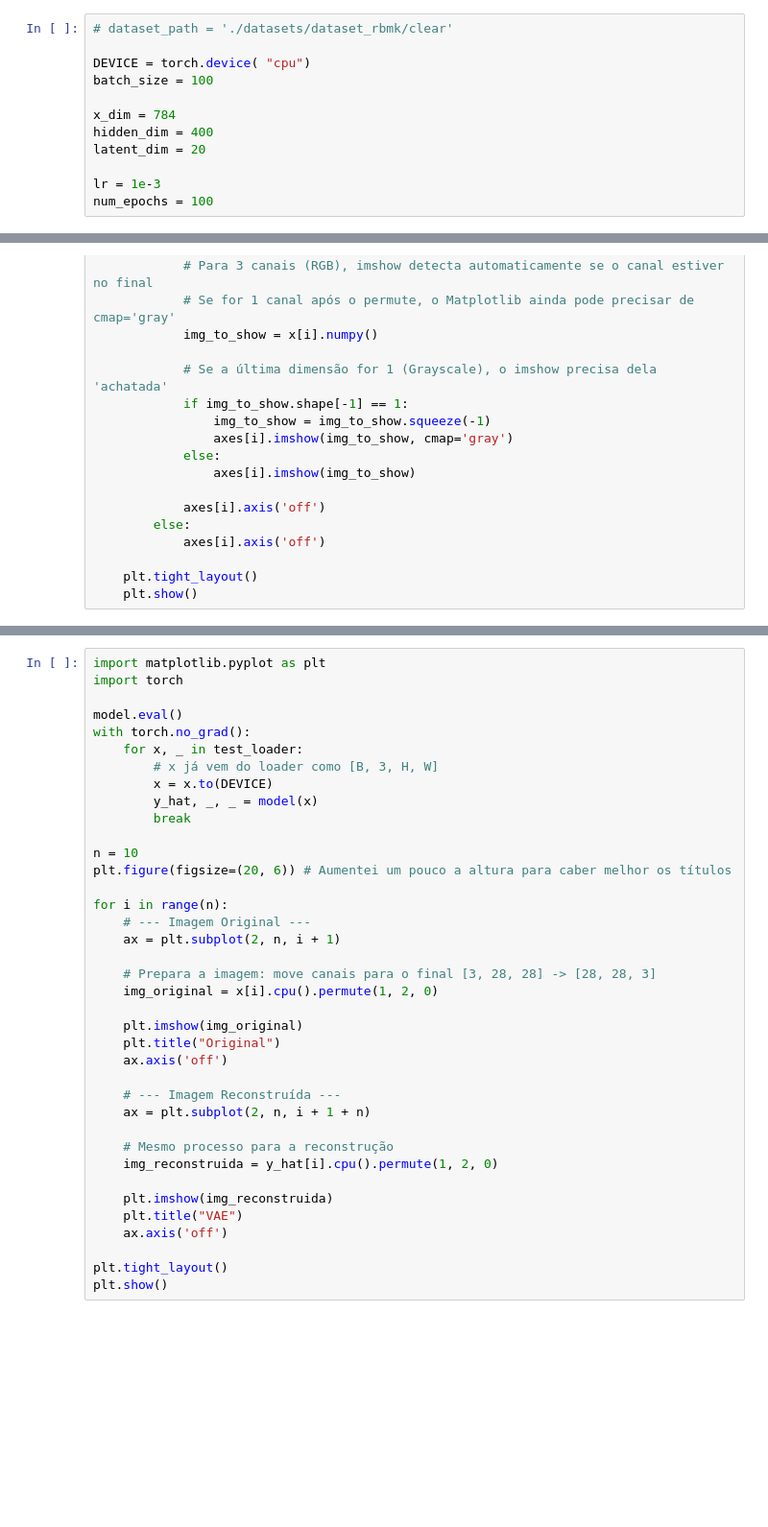
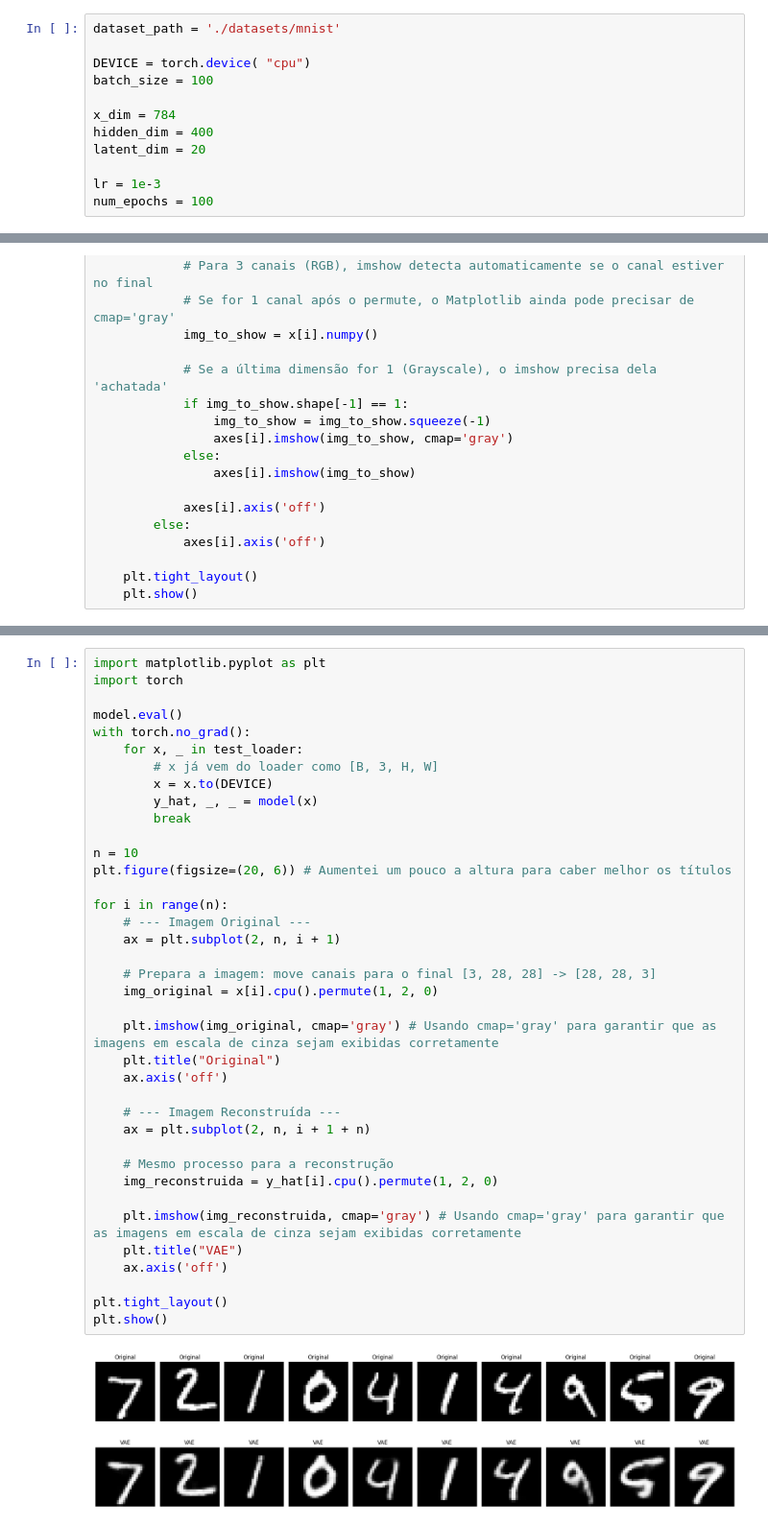
Before and after one commit to SessyoinKirin/MachineLearning, a Jupyter notebook: extra/VAE/vae.ipynb, the cells around one changed output, grey strips where cells are left out. Shown at 96% size. Cells and saved outputs as stored; diff of their text form; blank space fills up the shorter version.

Commit message:
vae using mnist

```diff
--- a/extra/VAE/vae.ipynb
+++ b/extra/VAE/vae.ipynb
@@ -7,7 +7,7 @@ import numpy as np
 from tqdm import tqdm
 from torchvision.utils import save_image, make_grid
 # %%
-# dataset_path = './datasets/dataset_rbmk/clear'
+dataset_path = './datasets/mnist'
 
 DEVICE = torch.device( "cpu")
 batch_size = 100
@@ -329,32 +380,34 @@ with torch.no_grad():
     for x, _ in test_loader:
         # x já vem do loader como [B, 3, H, W]
         x = x.to(DEVICE)
         y_hat, _, _ = model(x)
         break
 
 n = 10
 plt.figure(figsize=(20, 6)) # Aumentei um pouco a altura para caber melhor os títulos
 
 for i in range(n):
     # --- Imagem Original ---
     ax = plt.subplot(2, n, i + 1)
 
     # Prepara a imagem: move canais para o final [3, 28, 28] -> [28, 28, 3]
     img_original = x[i].cpu().permute(1, 2, 0)
 
-    plt.imshow(img_original)
+    plt.imshow(img_original, cmap='gray') # Usando cmap='gray' para garantir que as imagens em escala de cinza sejam exibidas corretamente
     plt.title("Original")
     ax.axis('off')
 
     # --- Imagem Reconstruída ---
     ax = plt.subplot(2, n, i + 1 + n)
 
     # Mesmo processo para a reconstrução
     img_reconstruida = y_hat[i].cpu().permute(1, 2, 0)
 
-    plt.imshow(img_reconstruida)
+    plt.imshow(img_reconstruida, cmap='gray') # Usando cmap='gray' para garantir que as imagens em escala de cinza sejam exibidas corretamente
     plt.title("VAE")
     ax.axis('off')
 
 plt.tight_layout()
 plt.show()
+# %% [output]
+[figure, added]
```
Also changed, not shown: parts of 6 cells of this notebook.
